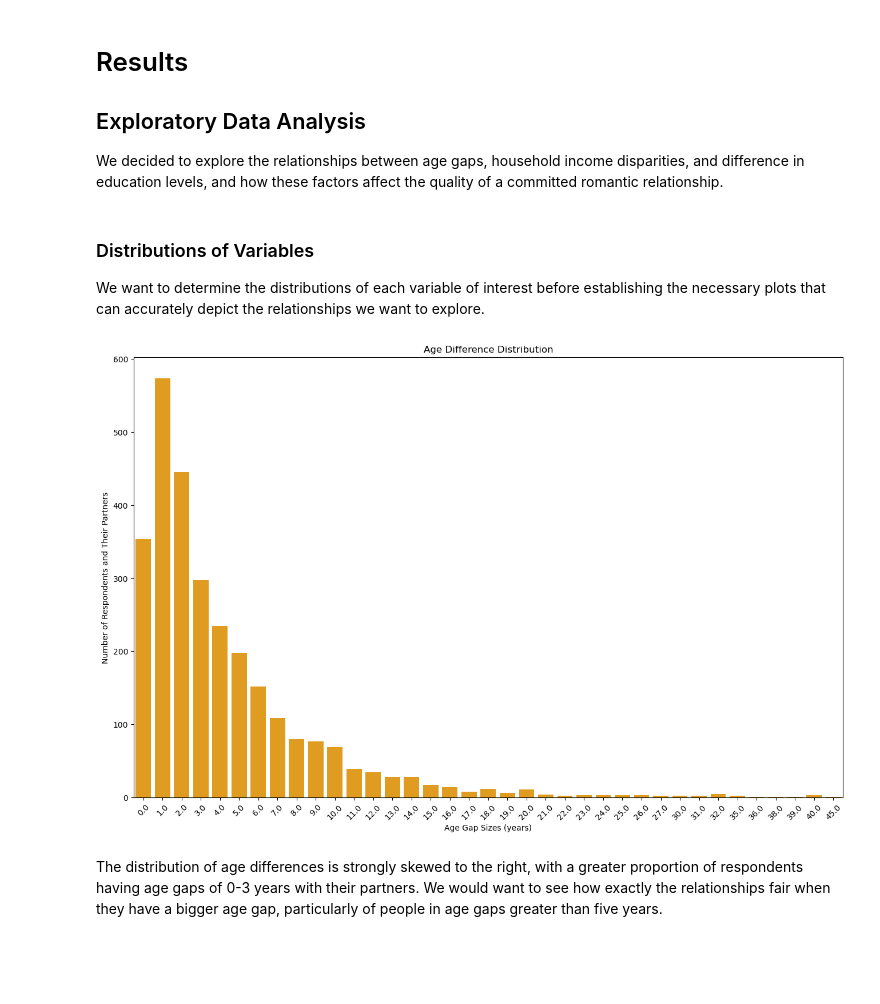
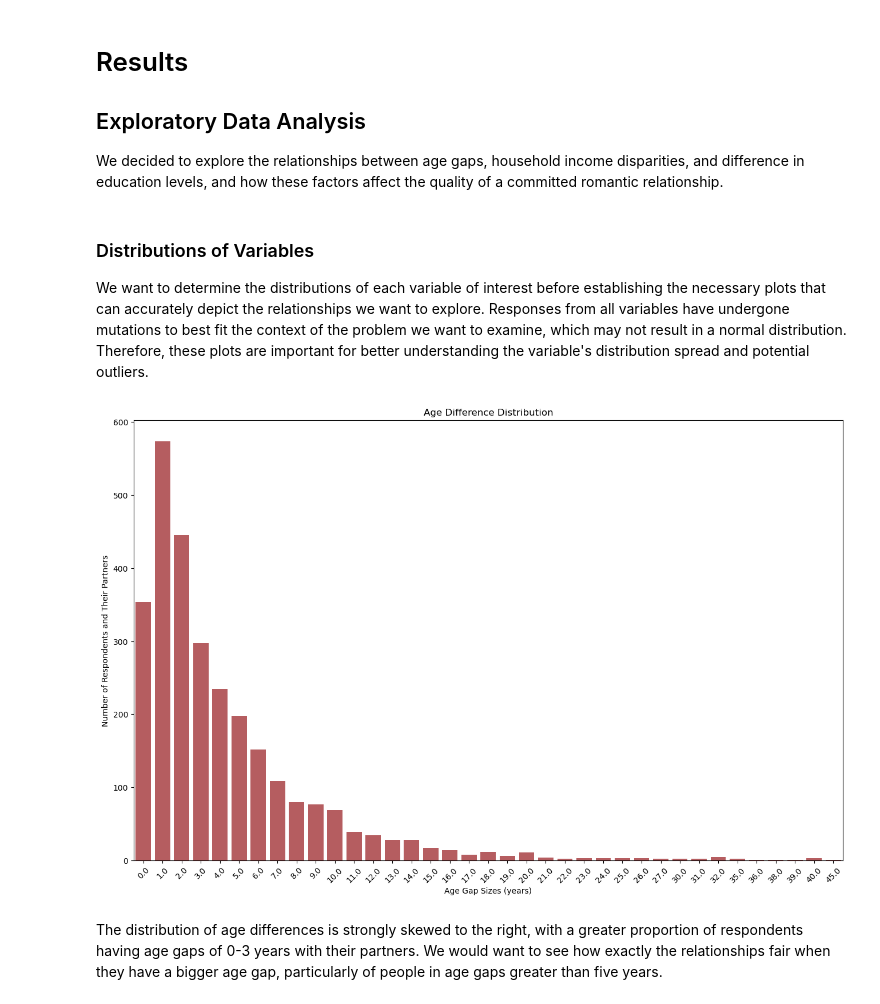
Before and after one commit to jammyegg/COGS-108-Final-Project, a Jupyter notebook: FinalProject_Group153-FA24.ipynb, the cells around one changed output. Saved outputs shown, nothing was run; the diff lists cells and outputs as text; code cells hidden in the pictures; blank space fills up the shorter version.

```diff
--- a/FinalProject_Group153-FA24.ipynb
+++ b/FinalProject_Group153-FA24.ipynb
@@ -215,17 +226,17 @@ plt.rcParams['figure.figsize'] = (16,10)
 # %% [markdown]
 ### Distributions of Variables
 
-We want to determine the distributions of each variable of interest before establishing the necessary plots that can accurately depict the relationships we want to explore.
+We want to determine the distributions of each variable of interest before establishing the necessary plots that can accurately depict the relationships we want to explore. Responses from all variables have undergone mutations to best fit the context of the problem we want to examine, which may not result in a normal distribution. Therefore, these plots are important for better understanding the variable's distribution spread and potential outliers.
 # %%
 # Distribution of Age Differences
 
-age_gap = sns.countplot(data=subset_df, x='Age Difference', color='orange')
+age_gap = sns.countplot(data=subset_df, x='Age Difference', color=sns.color_palette('deep')[3])
 plt.title('Age Difference Distribution')
 plt.xlabel('Age Gap Sizes (years)')
 plt.ylabel('Number of Respondents and Their Partners')
 plt.xticks(rotation=45);
 # %% [output]
-[figure, old version]
+[figure, new version]
 # %% [markdown]
 The distribution of age differences is strongly skewed to the right, with a greater proportion of respondents having age gaps of 0-3 years with their partners. We would want to see how exactly the relationships fair when they have a bigger age gap, particularly of people in age gaps greater than five years.
 # %%
```
Also changed, not shown: parts of 13 cells of this notebook.
